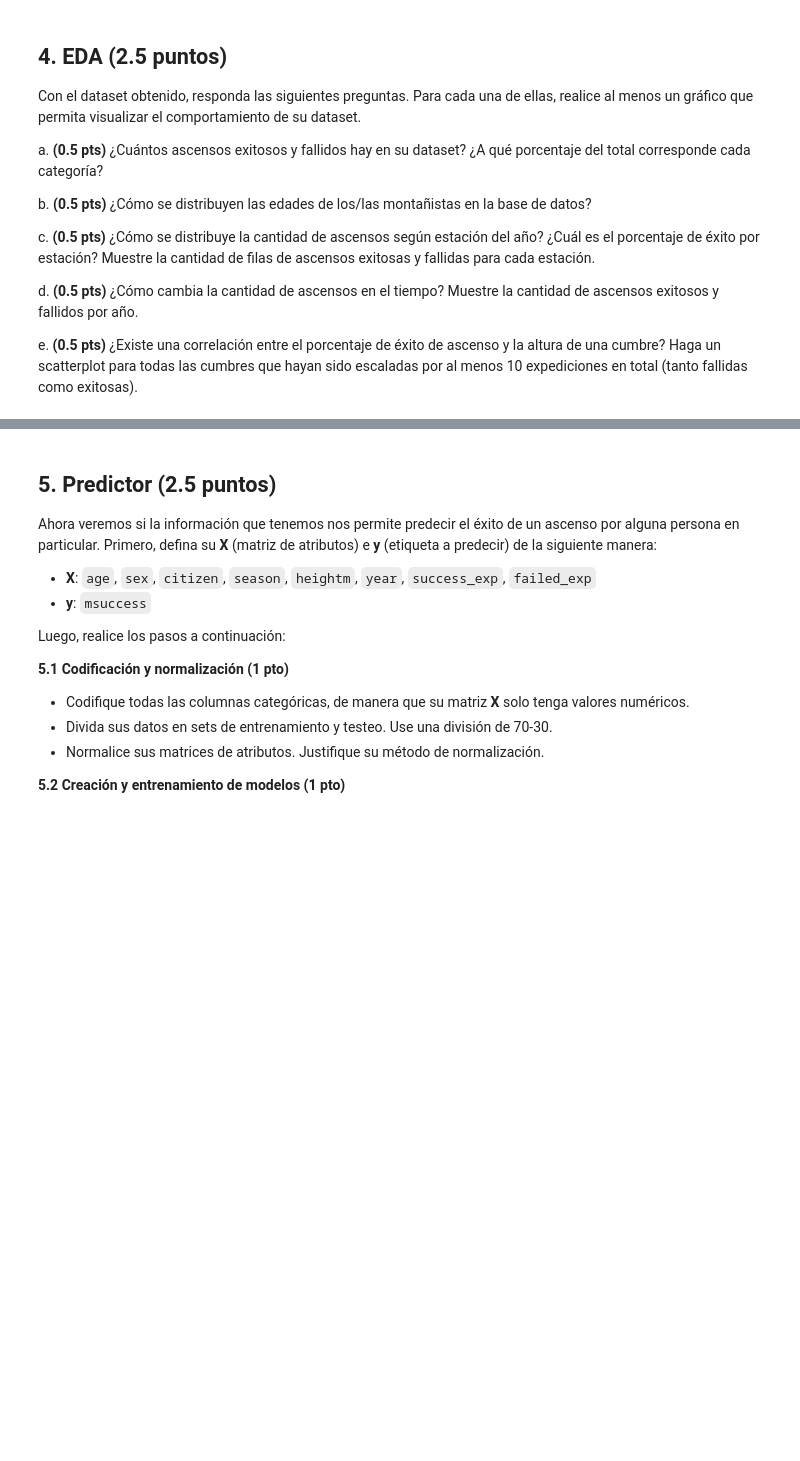
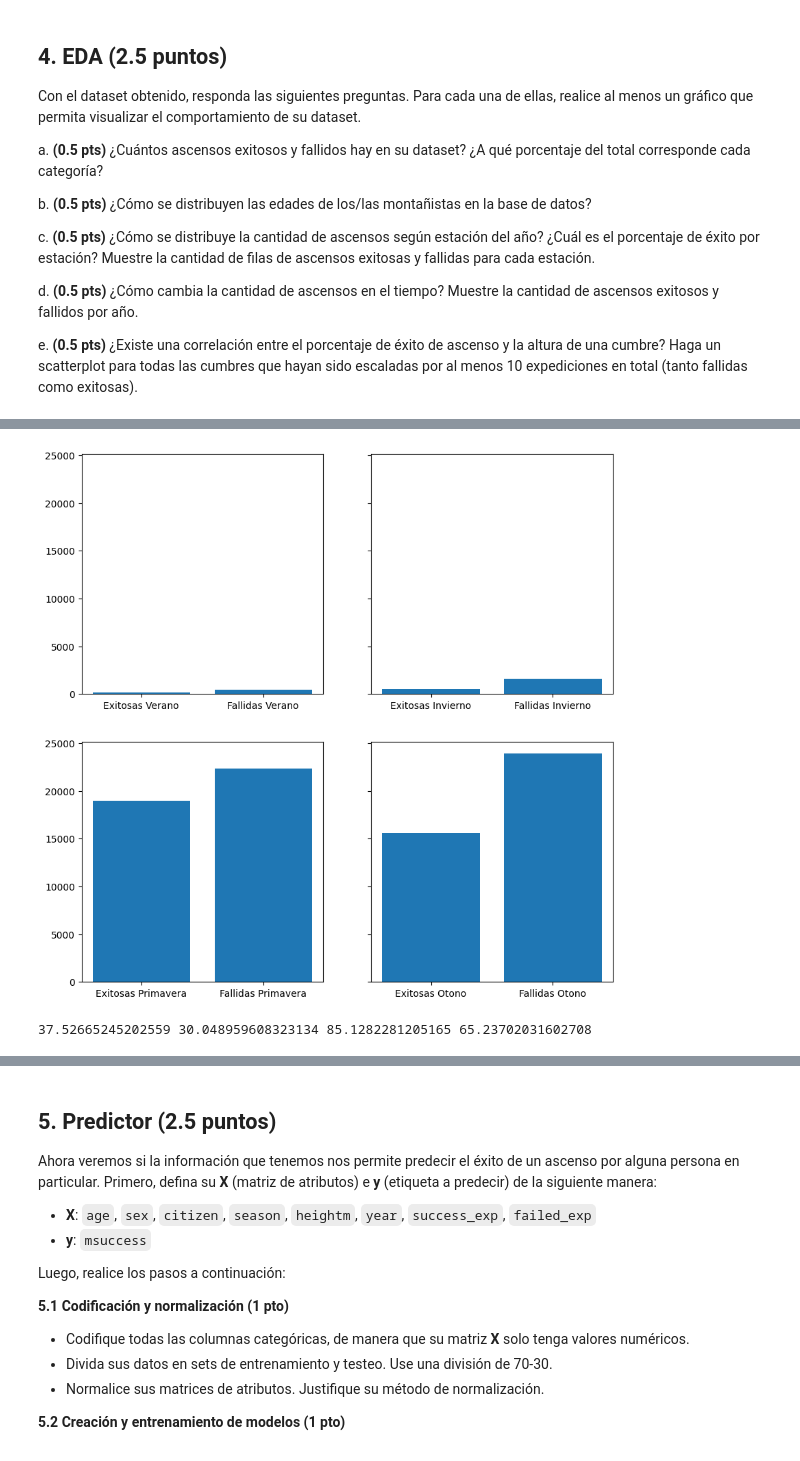
Before and after one commit to Cristobal-Lyon-Diaz/IMT2200-Cristobal-Lyon, a Jupyter notebook: tarea 04/IMT2200-25s2 - Tarea 04.ipynb, the cells around one changed output, grey strips where cells are left out. Cells and saved outputs as stored; diff of their text form; code cells hidden in the pictures; blank space fills up the shorter version.

```diff
--- a/tarea 04/IMT2200-25s2 - Tarea 04.ipynb
+++ b/tarea 04/IMT2200-25s2 - Tarea 04.ipynb
@@ -409,0 +719,21 @@ e. **(0.5 pts)** ¿Existe una correlación entre el porcentaje de éxito de asce
+# %%
+fig, ax = plt.subplots(2, 2, figsize=(10, 10), sharey=True)
+# El sharey normaliza todas las medidad a la misma, para poder compararlas con facilidad
+ax[0, 0].bar(['Exitosas Verano', 'Fallidas Verano'], [len(df_final[(df_final['season'] == 'Summer') & (df_final['msuccess'] == True)]), len(df_final[(df_final['season'] == 'Summer') & (df_final['msuccess'] == False)])])
+ax[0, 1].bar(['Exitosas Invierno', 'Fallidas Invierno'], [len(df_final[(df_final['season'] == 'Winter') & (df_final['msuccess'] == True)]), len(df_final[(df_final['season'] == 'Winter') & (df_final['msuccess'] == False)])])
+ax[1, 0].bar(['Exitosas Primavera', 'Fallidas Primavera'], [len(df_final[(df_final['season'] == 'Spring') & (df_final['msuccess'] == True)]), len(df_final[(df_final['season'] == 'Spring') & (df_final['msuccess'] == False)])])
+ax[1, 1].bar(['Exitosas Otono', 'Fallidas Otono'], [len(df_final[(df_final['season'] == 'Autumn') & (df_final['msuccess'] == True)]), len(df_final[(df_final['season'] == 'Autumn') & (df_final['msuccess'] == False)])])
+plt.show()
+# %% [output]
+[figure, added]
+# %%
+# Calculamos los porcentajes
+
+verano = len(df_final[(df_final['season'] == 'Summer') & (df_final['msuccess'] == True)]) / len(df_final[(df_final['season'] == 'Summer') & (df_final['msuccess'] == False)]) * 100
+invierno = len(df_final[(df_final['season'] == 'Winter') & (df_final['msuccess'] == True)]) / len(df_final[(df_final['season'] == 'Winter') & (df_final['msuccess'] == False)]) * 100
+primavera = len(df_final[(df_final['season'] == 'Spring') & (df_final['msuccess'] == True)]) / len(df_final[(df_final['season'] == 'Spring') & (df_final['msuccess'] == False)]) * 100
+otono = len(df_final[(df_final['season'] == 'Autumn') & (df_final['msuccess'] == True)]) / len(df_final[(df_final['season'] == 'Autumn') & (df_final['msuccess'] == False)]) * 100
+
+print(verano, invierno, primavera, otono)
+# %% [output]
+37.52665245202559 30.048959608323134 85.1282281205165 65.23702031602708
```
Also changed, not shown: parts of 44 cells of this notebook.
